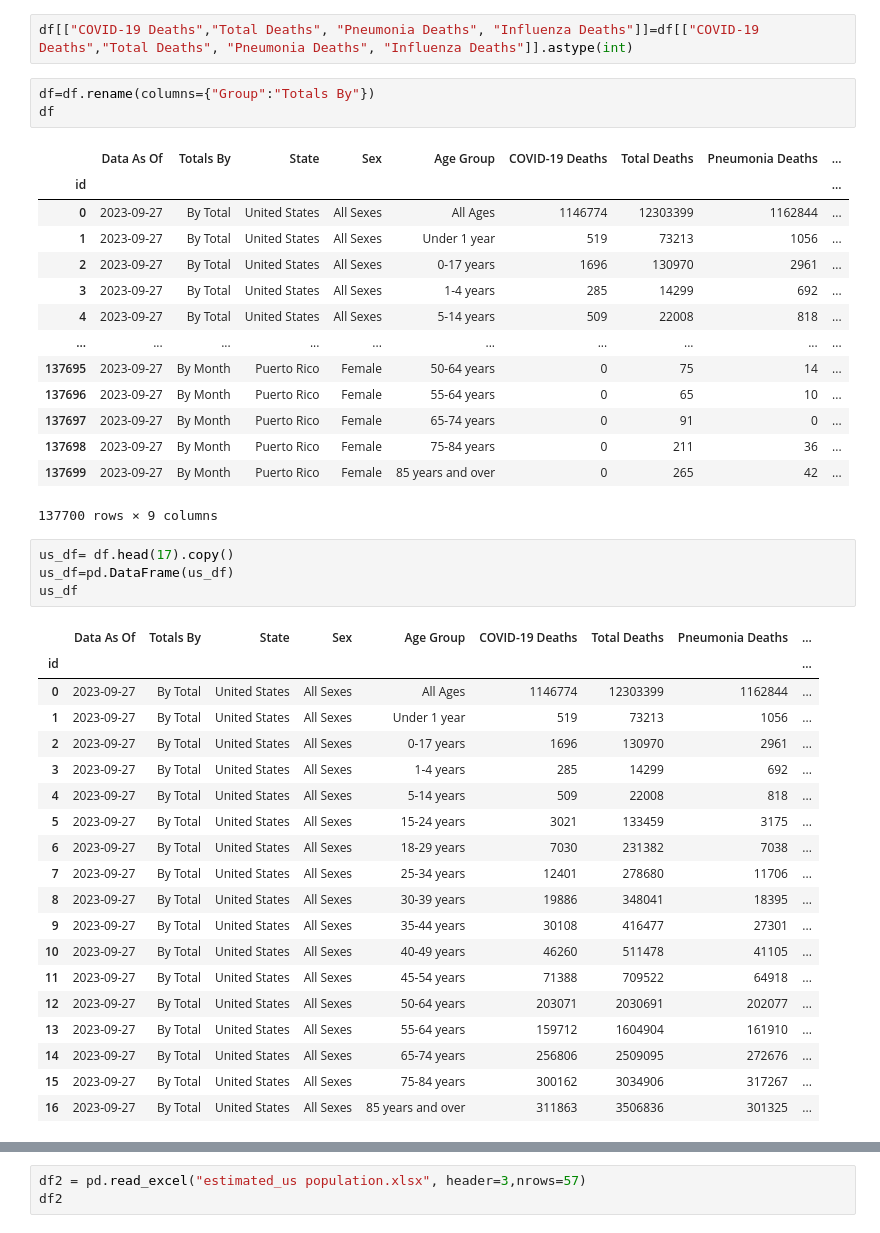
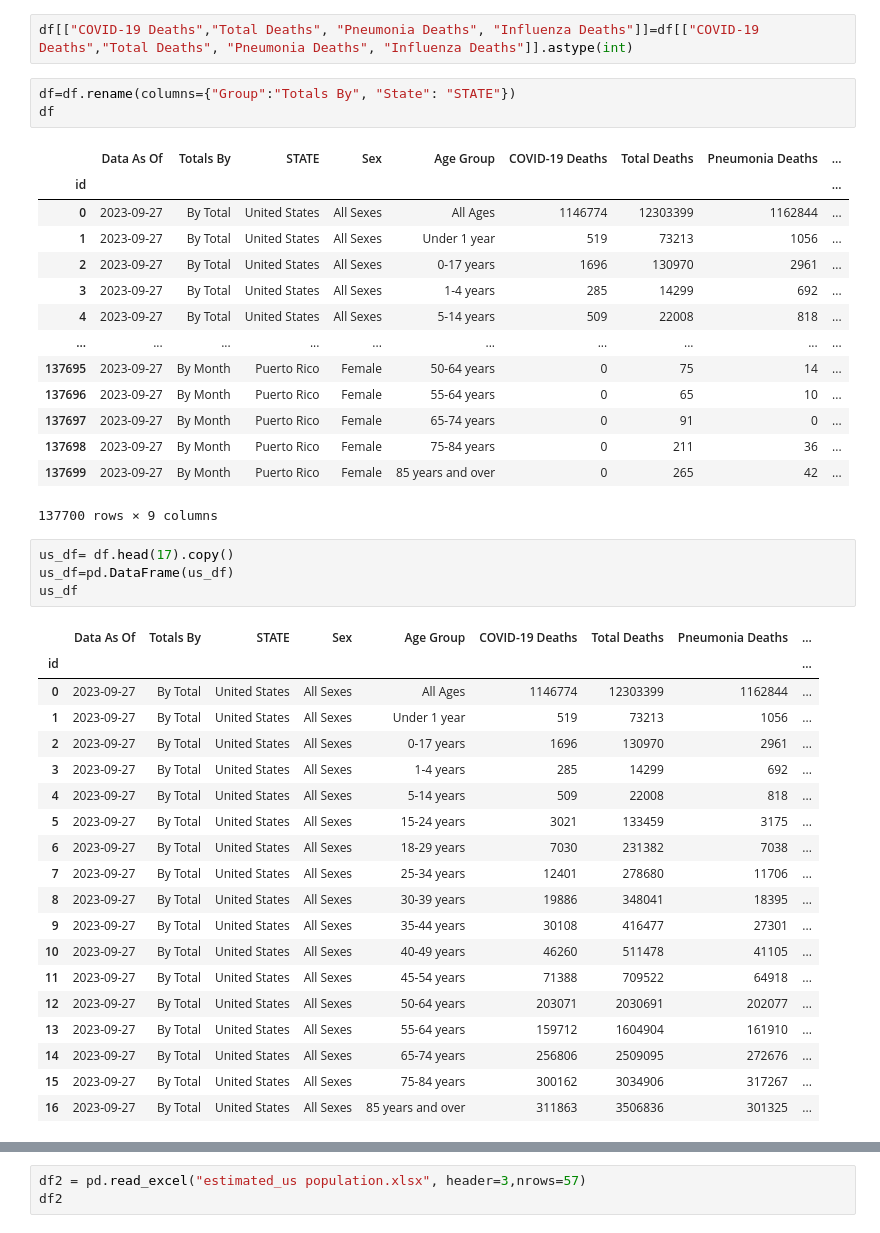
Before and after one commit to Bgrlgymnast/project-3-data-ethics-group4, a Jupyter notebook: Team4-COVID.ipynb, the cells around one changed output, grey strips where cells are left out. Cells and saved outputs as stored; diff of their text form.

```diff
--- a/Team4-COVID.ipynb
+++ b/Team4-COVID.ipynb
@@ -71,10 +75,10 @@ df=df.fillna(0)
 # %%
 df[["COVID-19 Deaths","Total Deaths", "Pneumonia Deaths", "Influenza Deaths"]]=df[["COVID-19 Deaths","Total Deaths", "Pneumonia Deaths", "Influenza Deaths"]].astype(int)
 # %%
-df=df.rename(columns={"Group":"Totals By"})
+df=df.rename(columns={"Group":"Totals By", "State": "STATE"})
 df
 # %% [output]
-|  | Data As Of | Totals By | State | Sex | Age Group | COVID-19 Deaths | Total Deaths | Pneumonia Deaths | ... |
+|  | Data As Of | Totals By | STATE | Sex | Age Group | COVID-19 Deaths | Total Deaths | Pneumonia Deaths | ... |
 | id |  |  |  |  |  |  |  |  | ... |
 | 0 | 2023-09-27 | By Total | United States | All Sexes | All Ages | 1146774 | 12303399 | 1162844 | ... |
 | 1 | 2023-09-27 | By Total | United States | All Sexes | Under 1 year | 519 | 73213 | 1056 | ... |
@@ -93,7 +97,7 @@ us_df= df.head(17).copy()
 us_df=pd.DataFrame(us_df)
 us_df
 # %% [output]
-|  | Data As Of | Totals By | State | Sex | Age Group | COVID-19 Deaths | Total Deaths | Pneumonia Deaths | ... |
+|  | Data As Of | Totals By | STATE | Sex | Age Group | COVID-19 Deaths | Total Deaths | Pneumonia Deaths | ... |
 | id |  |  |  |  |  |  |  |  | ... |
 | 0 | 2023-09-27 | By Total | United States | All Sexes | All Ages | 1146774 | 12303399 | 1162844 | ... |
 | 1 | 2023-09-27 | By Total | United States | All Sexes | Under 1 year | 519 | 73213 | 1056 | ... |
```
Also changed, not shown: parts of 24 cells of this notebook, 11 other files.
